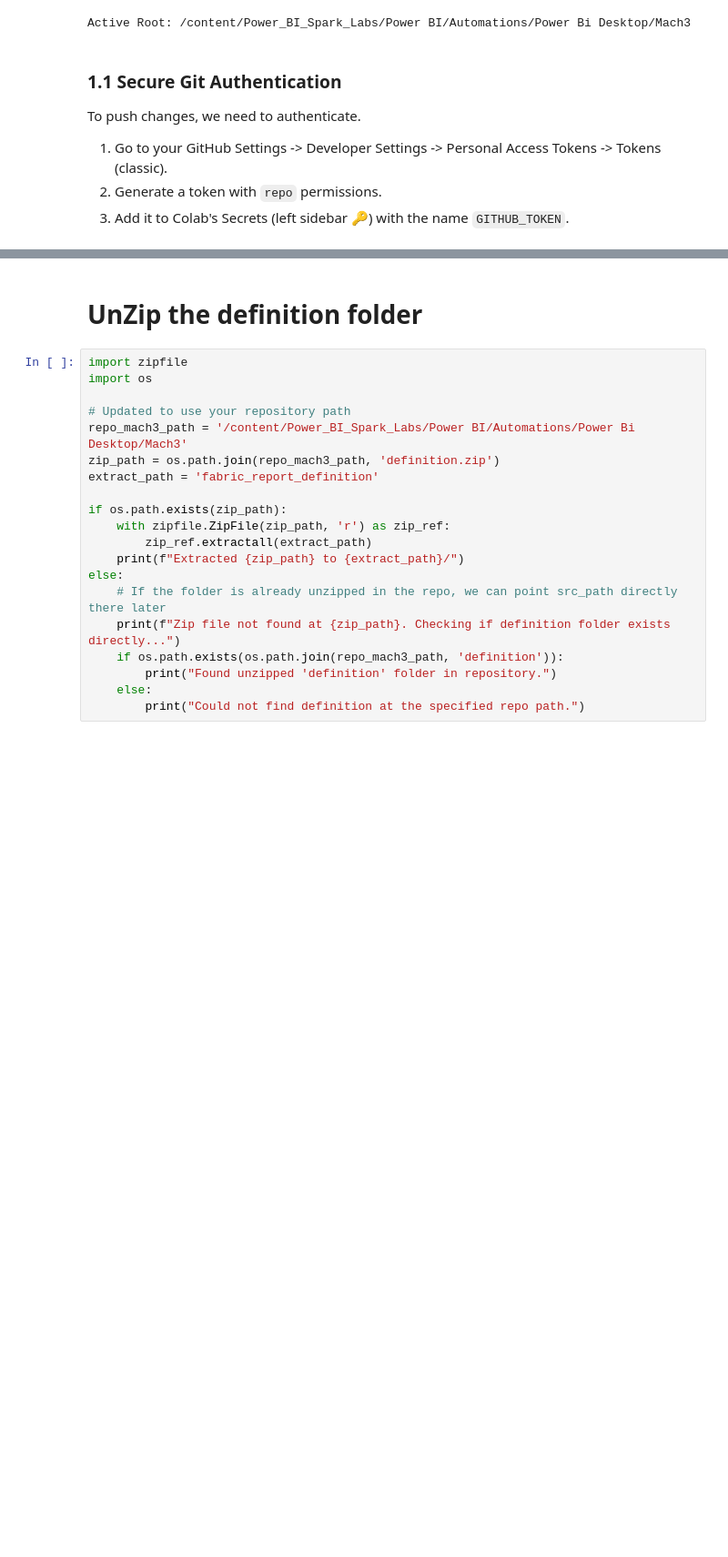
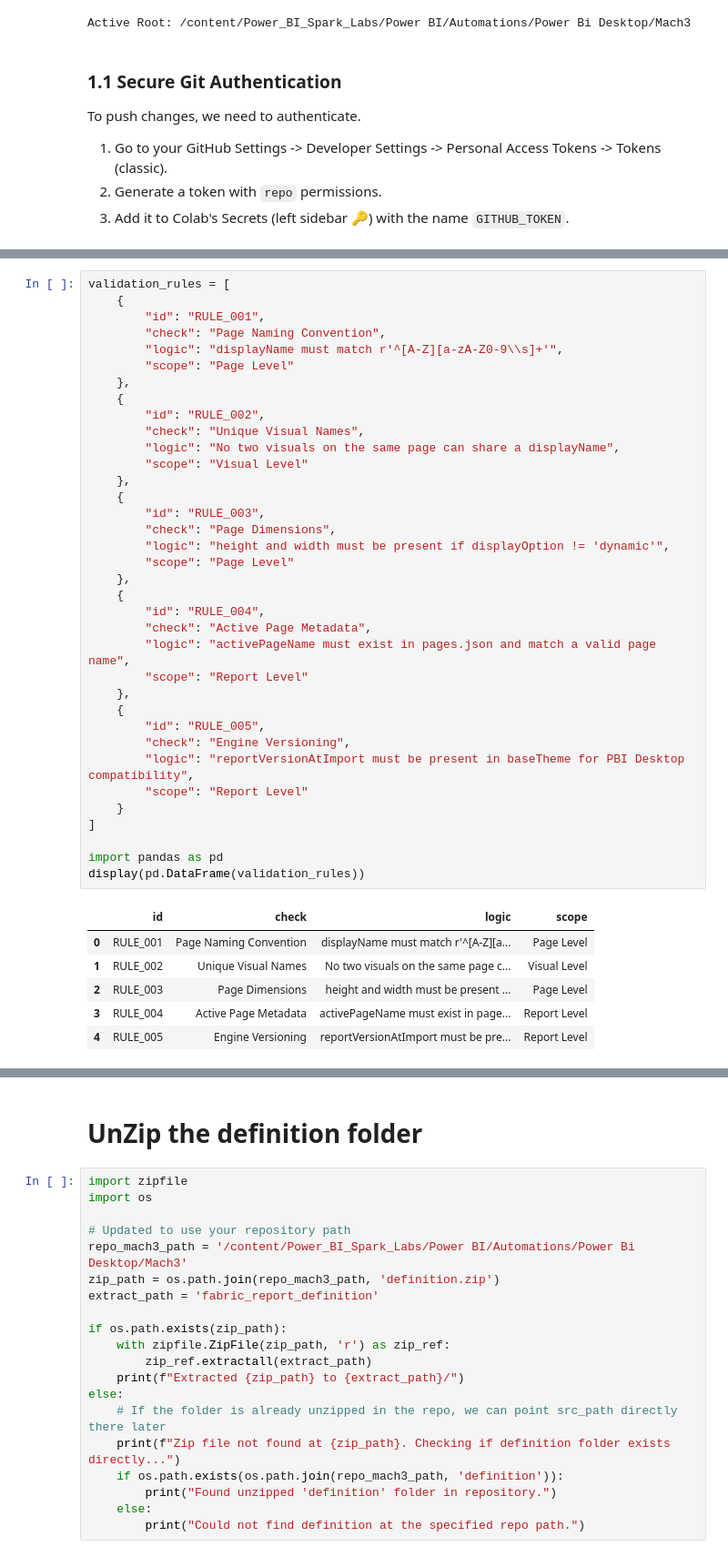
Before and after one commit to Narendra725/Power_BI_Spark_Labs, a Jupyter notebook: Power BI/Automations/Power Bi Desktop/Mach3/power_bi_objects_creation.ipynb, the cells around one changed output, grey strips where cells are left out. Shown at 91% size. Drawn from its saved outputs; the diff is of its cells as text; blank space fills up the shorter version.

```diff
--- a/Power BI/Automations/Power Bi Desktop/Mach3/power_bi_objects_creation.ipynb
+++ b/Power BI/Automations/Power Bi Desktop/Mach3/power_bi_objects_creation.ipynb
@@ -336,0 +384,43 @@ report_instance.get_summary()
+# %%
+validation_rules = [
+    {
+        "id": "RULE_001",
+        "check": "Page Naming Convention",
+        "logic": "displayName must match r'^[A-Z][a-zA-Z0-9\\s]+'",
+        "scope": "Page Level"
+    },
+    {
+        "id": "RULE_002",
+        "check": "Unique Visual Names",
+        "logic": "No two visuals on the same page can share a displayName",
+        "scope": "Visual Level"
+    },
+    {
+        "id": "RULE_003",
+        "check": "Page Dimensions",
+        "logic": "height and width must be present if displayOption != 'dynamic'",
+        "scope": "Page Level"
+    },
+    {
+        "id": "RULE_004",
+        "check": "Active Page Metadata",
+        "logic": "activePageName must exist in pages.json and match a valid page name",
+        "scope": "Report Level"
+    },
+    {
+        "id": "RULE_005",
+        "check": "Engine Versioning",
+        "logic": "reportVersionAtImport must be present in baseTheme for PBI Desktop compatibility",
+        "scope": "Report Level"
+    }
+]
+
+import pandas as pd
+display(pd.DataFrame(validation_rules))
+# %% [output]
+|  | id | check | logic | scope |
+| 0 | RULE_001 | Page Naming Convention | displayName must match r'^[A-Z][a... | Page Level |
+| 1 | RULE_002 | Unique Visual Names | No two visuals on the same page c... | Visual Level |
+| 2 | RULE_003 | Page Dimensions | height and width must be present ... | Page Level |
+| 3 | RULE_004 | Active Page Metadata | activePageName must exist in page... | Report Level |
+| 4 | RULE_005 | Engine Versioning | reportVersionAtImport must be pre... | Report Level |
```
Also changed, not shown: parts of 39 cells of this notebook.
